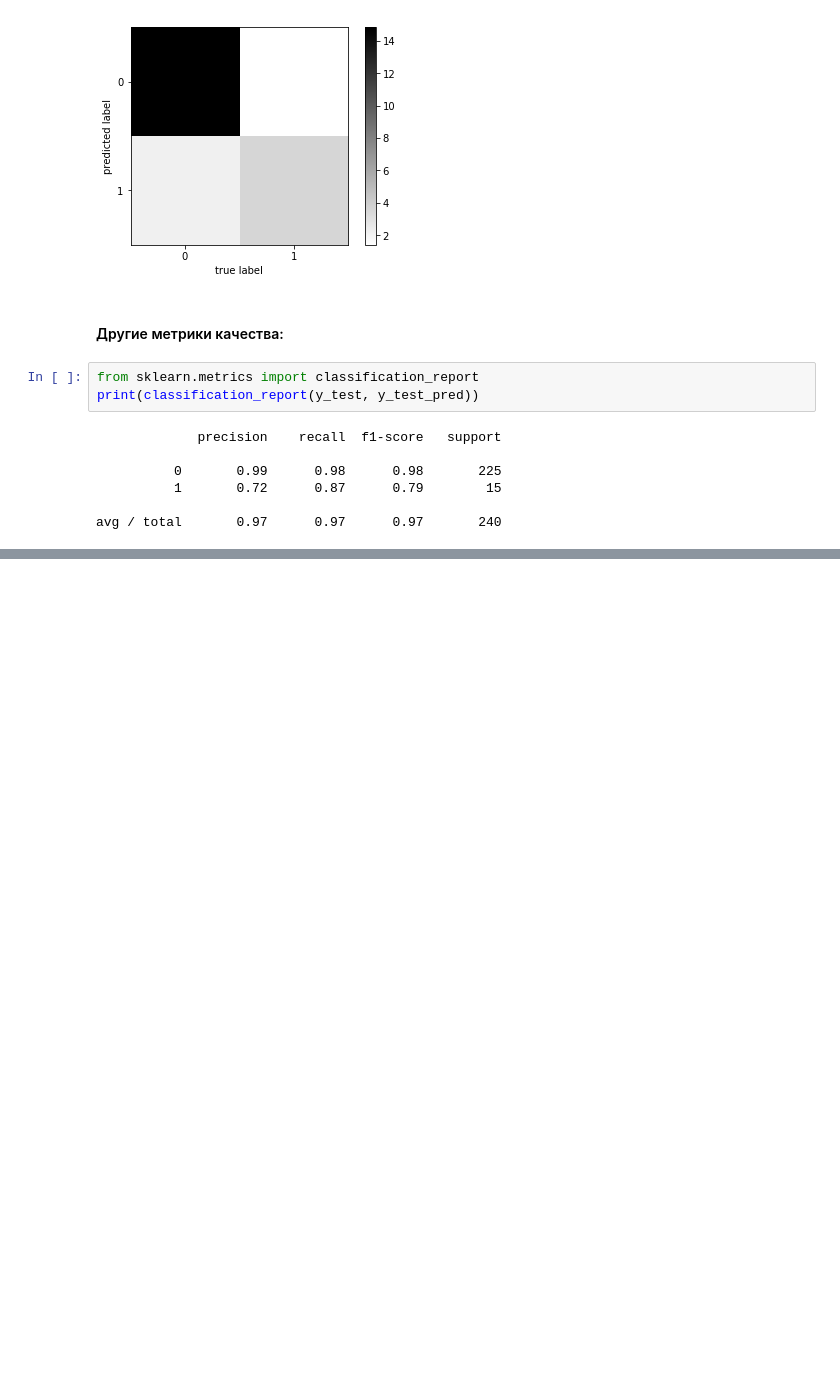
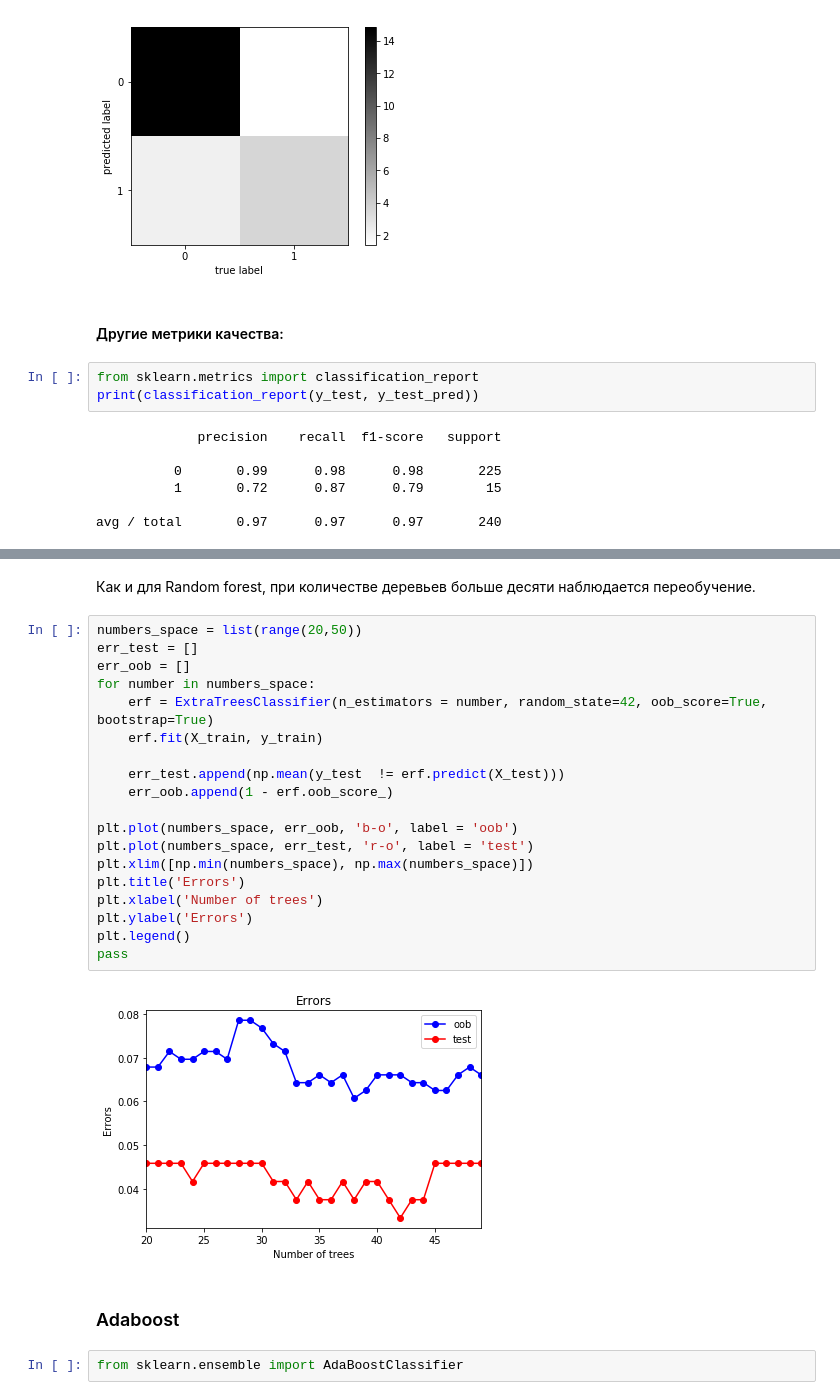
Before and after one commit to Edvard-Hagerup-Grieg/UNN-MachineLearning, a Jupyter notebook: Lab1.ipynb, the cells around one changed output, grey strips where cells are left out. Cells and saved outputs as stored; diff of their text form; blank space fills up the shorter version.

```diff
--- a/Lab1.ipynb
+++ b/Lab1.ipynb
@@ -618,0 +723,27 @@ avg / total       0.97      0.97      0.97       240
+# %% [markdown]
+Как и для Random forest, при количестве деревьев больше десяти наблюдается переобучение.
+# %%
+numbers_space = list(range(20,50))
+err_test = []
+err_oob = []
+for number in numbers_space:
+    erf = ExtraTreesClassifier(n_estimators = number, random_state=42, oob_score=True, bootstrap=True)
+    erf.fit(X_train, y_train)
+
+    err_test.append(np.mean(y_test  != erf.predict(X_test)))
+    err_oob.append(1 - erf.oob_score_)
+
+plt.plot(numbers_space, err_oob, 'b-o', label = 'oob')
+plt.plot(numbers_space, err_test, 'r-o', label = 'test')
+plt.xlim([np.min(numbers_space), np.max(numbers_space)])
+plt.title('Errors')
+plt.xlabel('Number of trees')
+plt.ylabel('Errors')
+plt.legend()
+pass
+# %% [output]
+[figure, added]
+# %% [markdown]
+### Adaboost
+# %%
+from sklearn.ensemble import AdaBoostClassifier
```
Also changed, not shown: parts of 26 cells of this notebook.
